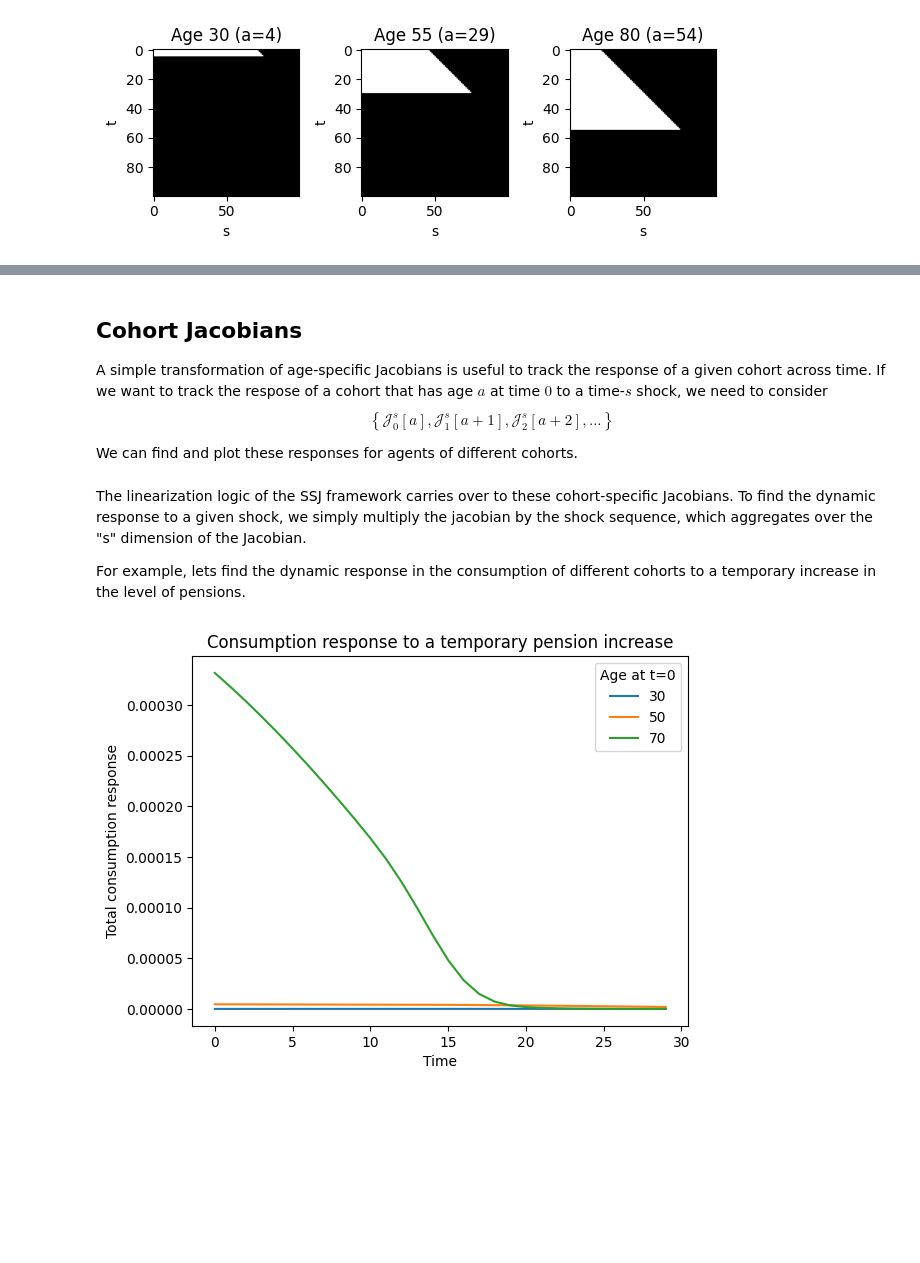
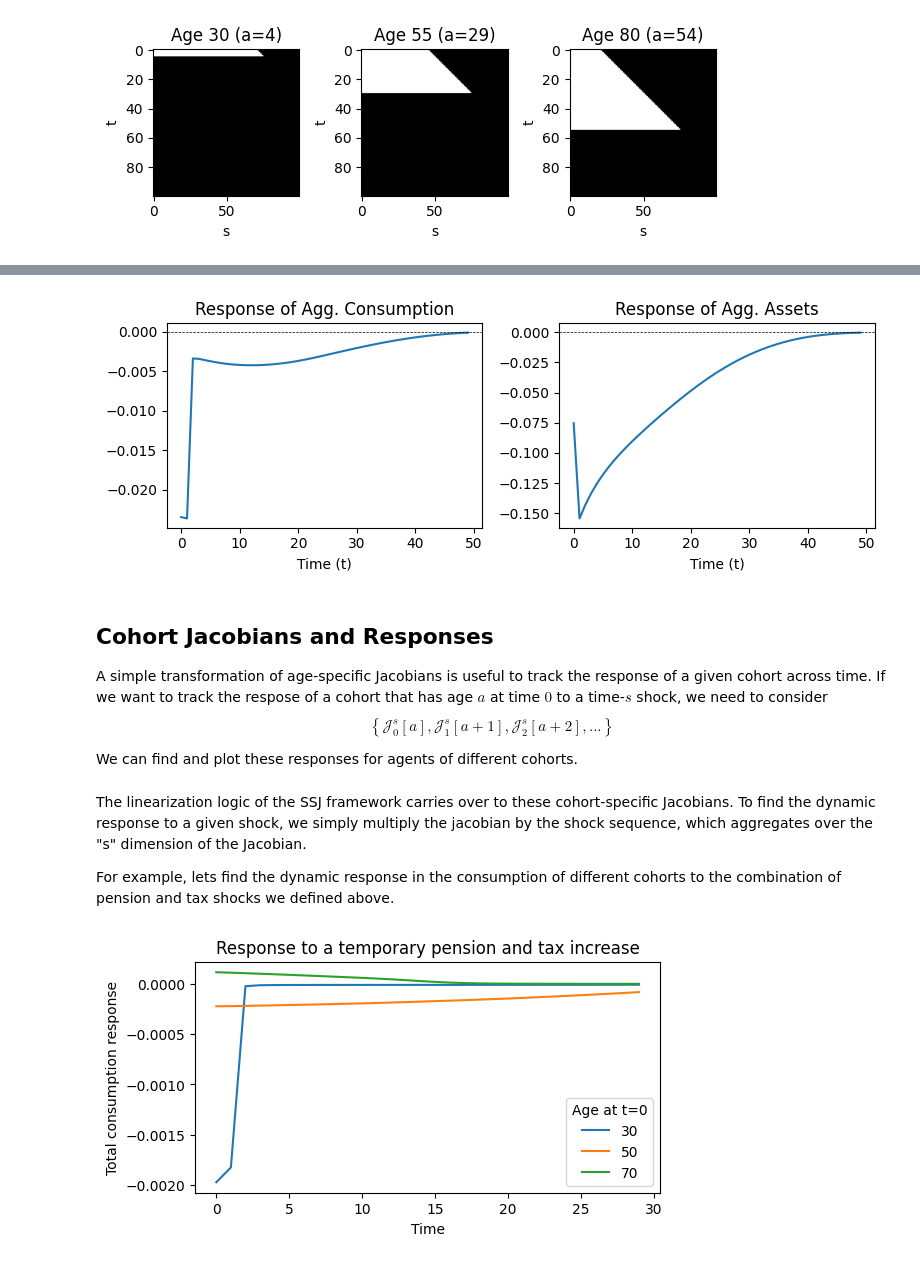
Before and after one commit to Mv77/LC-SSJ_public, a Jupyter notebook: demo.ipynb, the cells around one changed output, grey strips where cells are left out. Drawn from its saved outputs; the diff is of its cells as text; code cells hidden in the pictures; blank space fills up the shorter version.

```diff
--- a/demo.ipynb
+++ b/demo.ipynb
@@ -236,7 +258,7 @@ ages = [30, 55, 80]
 fig, axs = plt.subplots(1, len(ages))
 for i, age in enumerate(ages):
     axs[i].imshow(
-        np.abs(age_fn_mats['R']['c'][age - age_vec[0], :100, :100])>0,
+        np.abs(age_fn_mats['tax_rate']['c'][age - age_vec[0], :100, :100])>0,
         cmap='gray',
     )
     axs[i].set_title(f"Age {age} (a={age-age_vec[0]})")
@@ -279,5 +311,33 @@ Aggregate Jacobians have their usual shapes.
+# %%
+shocks = {
+    # Create the pension shock. Assume a 10% bump that declines by 20% per year.
+    "pension_mult" : 0.10 * (0.8 ** np.arange(T)),
+    # Create the tax rate shock. Assume a 10 p.p. bump that lasts for two years.
+    "tax_rate" : 0.10 * (np.arange(T) < 2)
+}
+
+# Responses
+agg_responses = {
+    out : sum([agg_jacs[input][out] @ shocks[input] for input in agg_inputs])
+    for out in outs
+}
+
+# Plot aggregate responses
+labels = {
+    'c' : 'Consumption',
+    'a' : 'Assets',
+}
+fig, ax = plt.subplots(1, len(outs), figsize=(8, 3))
+for i, out in enumerate(outs):
+    ax[i].plot(agg_responses[out][:plot_tmax])
+    ax[i].axhline(0, color='black', lw=0.5, ls='--')
+    ax[i].set_title(f"Response of Agg. {labels[out]}")
+    ax[i].set_xlabel("Time (t)")
+fig.tight_layout()
+# %% [output]
+[figure, added]
 # %% [markdown]
-## Cohort Jacobians
+## Cohort Jacobians and Responses
 
 A simple transformation of age-specific Jacobians is useful to track the response of a given cohort across time. If we want to track the respose of a cohort that has age $a$ at time $0$ to a time-$s$ shock, we need to consider
 \begin{equation*}
@@ -308,25 +368,24 @@ coh_jacs =  {
 # %% [markdown]
 The linearization logic of the SSJ framework carries over to these cohort-specific Jacobians. To find the dynamic response to a given shock, we simply multiply the jacobian by the shock sequence, which aggregates over the "s" dimension of the Jacobian.
 
-For example, lets find the dynamic response in the consumption of different cohorts to a temporary increase in the level of pensions.
+For example, lets find the dynamic response in the consumption of different cohorts to the combination of pension and tax shocks we defined above.
 # %%
-# Create the pension shock. Assume a 10% bump that declines by 20% per year.
-pension_shock = 0.10 * (0.8 ** np.arange(T))
+# Get the response of every cohort, mutiplying Jacs by shocks
+coh_c_resp = sum(
+    [coh_jacs[input]['c'] @ shocks[input] for input in agg_inputs]
+)
 
-# Find the consumption response
-coh_c_pension_resp = np.dot(coh_jacs['pension_mult']['c'], pension_shock)
-
-# Now we plot the response of differenc cohorts
+# Plot the response of different cohorts
 ages = [30,50,70]
 t_max_plot = 30
-plt.figure()
+plt.figure(figsize=(6, 3))
 for a in ages:
-    plt.plot(coh_c_pension_resp[a - age_vec[0], :t_max_plot], label=str(a))
+    plt.plot(coh_c_resp[a - age_vec[0], :t_max_plot], label=str(a))
 
 plt.xlabel("Time")
 plt.ylabel("Total consumption response")
 plt.legend(title="Age at t=0")
-plt.title("Consumption response to a temporary pension increase")
+plt.title("Response to a temporary pension and tax increase")
 plt.show()
 # %% [output]
-[figure, old version]
+[figure, new version]
```
Also changed, not shown: parts of 45 cells of this notebook.
